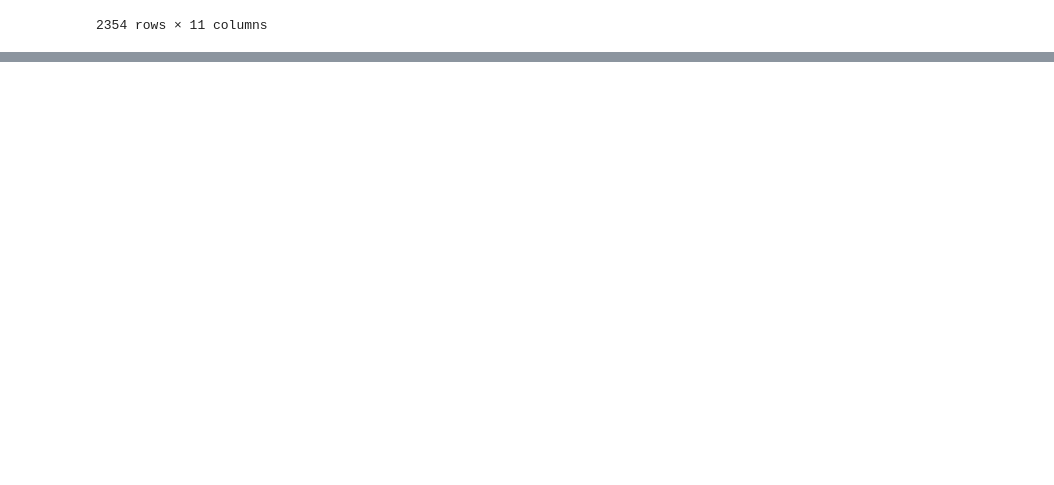
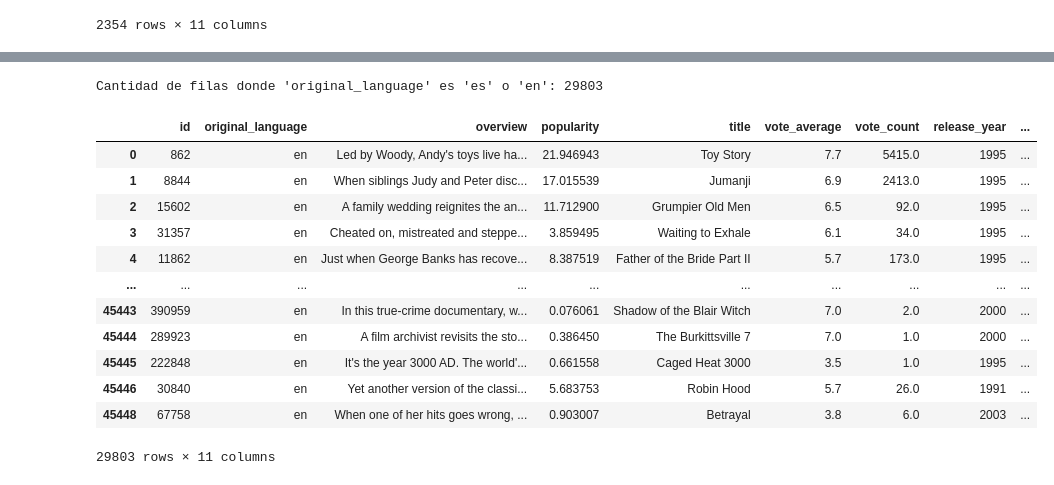
Before and after one commit to JulietaTrimarchi/primer-proyecto, a Jupyter notebook: EDA_modelo.ipynb, the cells around one changed output, grey strips where cells are left out. Drawn from its saved outputs; the diff is of its cells as text; code cells hidden in the pictures; blank space fills up the shorter version.

```diff
--- a/EDA_modelo.ipynb
+++ b/EDA_modelo.ipynb
@@ -485,0 +534,30 @@ Filas con cadenas vacías en 'actors_names':
+# %%
+# Cuento las frecuencias de cada valor en la columna 'original_language'
+value_counts = data_filtered['original_language'].value_counts()
+
+# Filtro y cuento solo los valores 'es' y 'en'
+count_es_en = value_counts.get('es', 0) + value_counts.get('en', 0)
+
+print(f"Cantidad de filas donde 'original_language' es 'es' o 'en': {count_es_en}")
+# %% [output]
+Cantidad de filas donde 'original_language' es 'es' o 'en': 29803
+# %%
+# Realizaré un recorte y dejaré solo las peliculas en las que el original_language es español o ingles
+
+languages_of_interest = ['es', 'en']
+data_filtered = data_filtered[data_filtered['original_language'].isin(languages_of_interest)]
+data_filtered
+# %% [output]
+|  | id | original_language | overview | popularity | title | vote_average | vote_count | release_year | ... |
+| 0 | 862 | en | Led by Woody, Andy's toys live ha... | 21.946943 | Toy Story | 7.7 | 5415.0 | 1995 | ... |
+| 1 | 8844 | en | When siblings Judy and Peter disc... | 17.015539 | Jumanji | 6.9 | 2413.0 | 1995 | ... |
+| 2 | 15602 | en | A family wedding reignites the an... | 11.712900 | Grumpier Old Men | 6.5 | 92.0 | 1995 | ... |
+| 3 | 31357 | en | Cheated on, mistreated and steppe... | 3.859495 | Waiting to Exhale | 6.1 | 34.0 | 1995 | ... |
+| 4 | 11862 | en | Just when George Banks has recove... | 8.387519 | Father of the Bride Part II | 5.7 | 173.0 | 1995 | ... |
+| ... | ... | ... | ... | ... | ... | ... | ... | ... | ... |
+| 45443 | 390959 | en | In this true-crime documentary, w... | 0.076061 | Shadow of the Blair Witch | 7.0 | 2.0 | 2000 | ... |
+| 45444 | 289923 | en | A film archivist revisits the sto... | 0.386450 | The Burkittsville 7 | 7.0 | 1.0 | 2000 | ... |
+| 45445 | 222848 | en | It's the year 3000 AD. The world'... | 0.661558 | Caged Heat 3000 | 3.5 | 1.0 | 1995 | ... |
+| 45446 | 30840 | en | Yet another version of the classi... | 5.683753 | Robin Hood | 5.7 | 26.0 | 1991 | ... |
+| 45448 | 67758 | en | When one of her hits goes wrong, ... | 0.903007 | Betrayal | 3.8 | 6.0 | 2003 | ... |
+29803 rows × 11 columns
```
Also changed, not shown: parts of 15 cells of this notebook.
